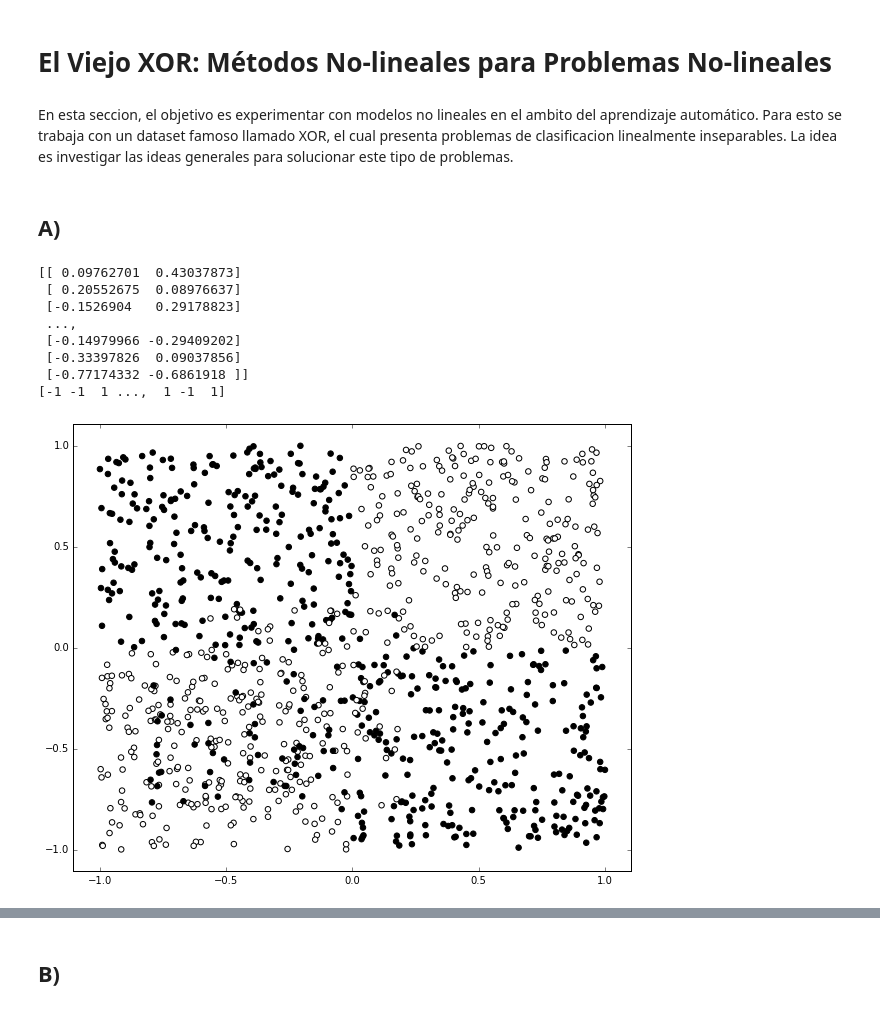
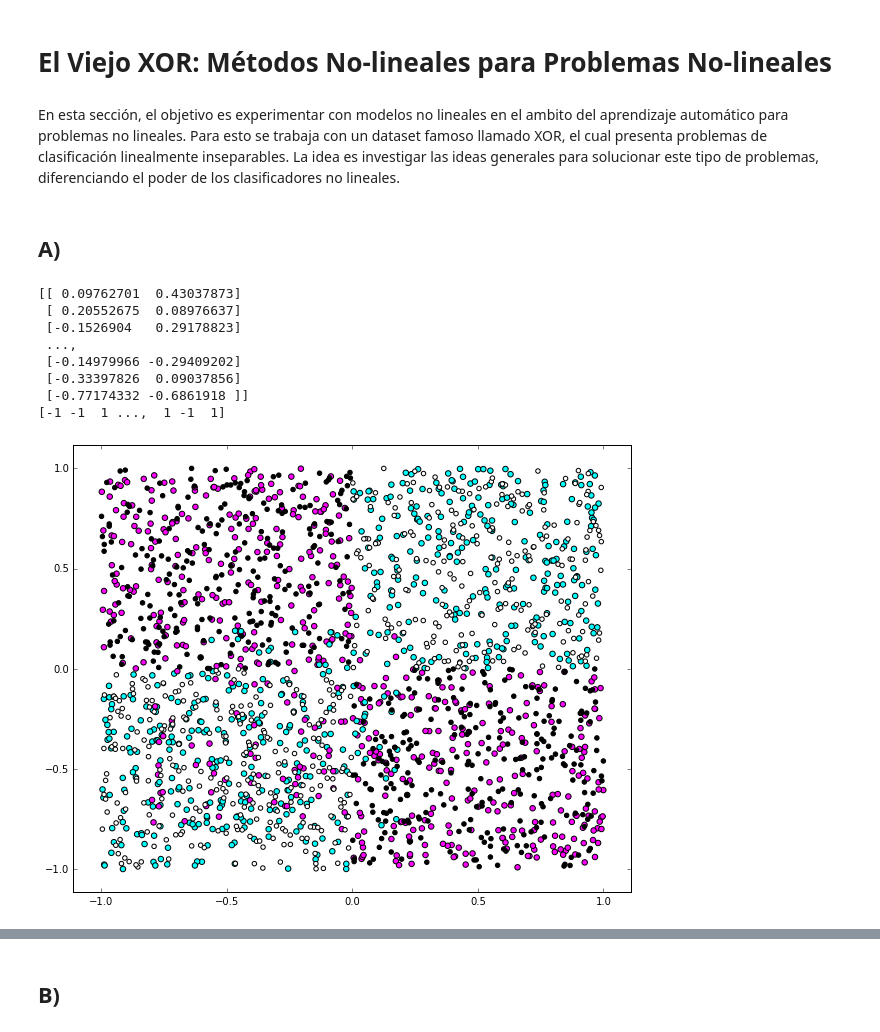
Before and after one commit to FMena14/MachineLearning3, a Jupyter notebook: Parte1.ipynb, the cells around one changed output, grey strips where cells are left out. Cells and saved outputs as stored; diff of their text form; code cells hidden in the pictures.

```diff
--- a/Parte1.ipynb
+++ b/Parte1.ipynb
@@ -1,7 +1,7 @@
 # %% [markdown]
 # El Viejo XOR: Métodos No-lineales para Problemas No-lineales
 # %% [markdown]
-En esta seccion, el objetivo es experimentar con modelos no lineales en el ambito del aprendizaje automático. Para esto se trabaja con un dataset famoso llamado XOR, el cual presenta problemas de clasificacion linealmente inseparables. La idea es investigar las ideas generales para solucionar este tipo de problemas.
+En esta sección, el objetivo es experimentar con modelos no lineales en el ambito del aprendizaje automático para problemas no lineales. Para esto se trabaja con un dataset famoso llamado XOR, el cual presenta problemas de clasificación linealmente inseparables. La idea es investigar las ideas generales para solucionar este tipo de problemas, diferenciando el poder de los clasificadores no lineales.
 # %% [markdown]
 ## A)
 # %%
@@ -13,33 +13,34 @@ def do_XOR(n=1000,noisy_n=100,svm=True):
     Y_train = np.logical_xor(X_train[:,0] > 0, X_train[:,1] > 0)
     Y_train = 2*Y_train-1 if svm else Y_train
     X_noisy= rng.uniform(low=-0.8,high=0.2,size=(noisy_n,2))
     Y_noisy = -1*np.logical_xor(X_noisy[:,0] > 0, X_noisy[:,1] > 0) + 1
     Y_noisy = 2*Y_noisy-1 if svm else Y_noisy
     X_train = np.vstack((X_train, X_noisy))
     Y_train = np.hstack((Y_train, Y_noisy))
     X_test = rng.uniform(low=-1.0,high=1.0,size=(n,2))
     Y_test = np.logical_xor(X_test[:,0] > 0, X_test[:,1] > 0)
     Y_test = 2*Y_test - 1 if svm else Y_test
     return X_train,Y_train,X_test,Y_test
 
 X_train,Y_train,X_test,Y_test = do_XOR()
 print X_train
 print Y_train
 
 import matplotlib.pyplot as plt
 
 f, axis = plt.subplots(1, 1, sharex='col', sharey='row',figsize=(10,8))
-axis.scatter(X_train[:,0],X_train[:,1],s=30,c=Y_train,zorder=10,cmap='Greys')
+axis.scatter(X_train[:,0],X_train[:,1],s=30,c=Y_train,zorder=10,cmap='cool')
+axis.scatter(X_test[:,0],X_test[:,1],s=20,c=Y_test,zorder=10,cmap='Greys')
 plt.axis('tight')
 plt.show()
 # %% [output]
 [[ 0.09762701  0.43037873]
  [ 0.20552675  0.08976637]
  [-0.1526904   0.29178823]
  ...,
  [-0.14979966 -0.29409202]
  [-0.33397826  0.09037856]
  [-0.77174332 -0.6861918 ]]
 [-1 -1  1 ...,  1 -1  1]
-[figure, old version]
+[figure, new version]
 # %% [markdown]
```
Also changed, not shown: parts of 14 cells of this notebook.
